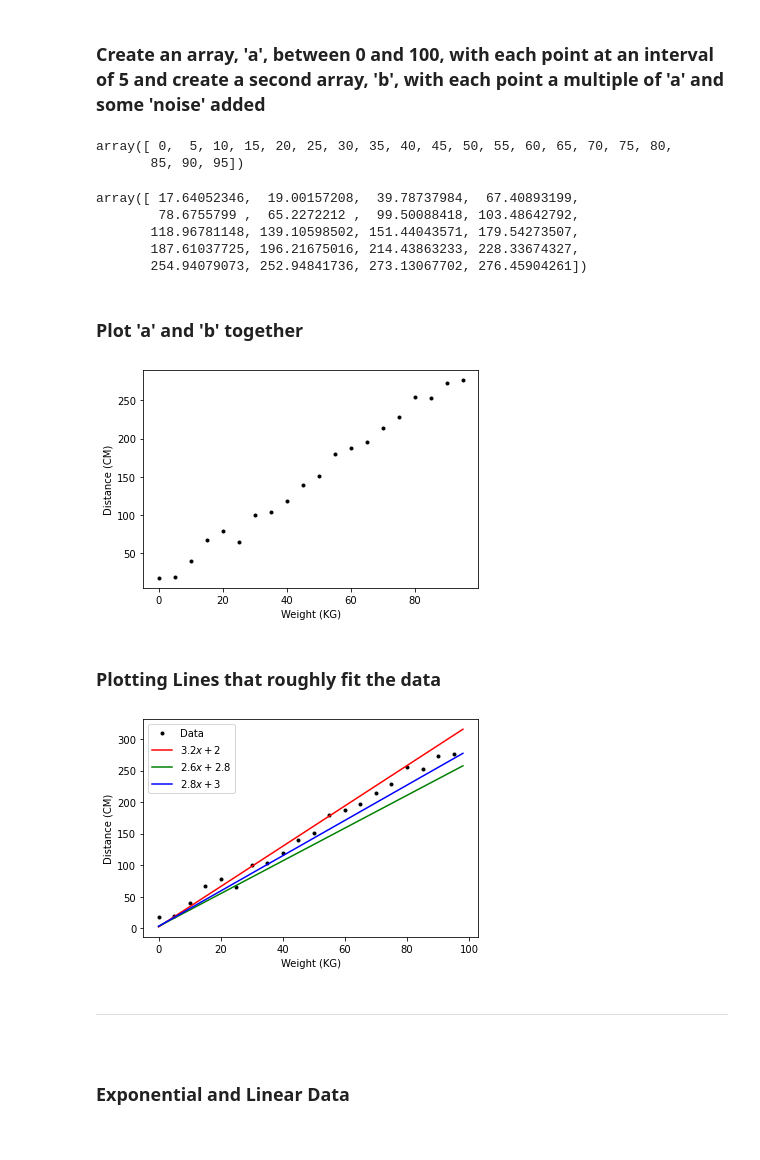
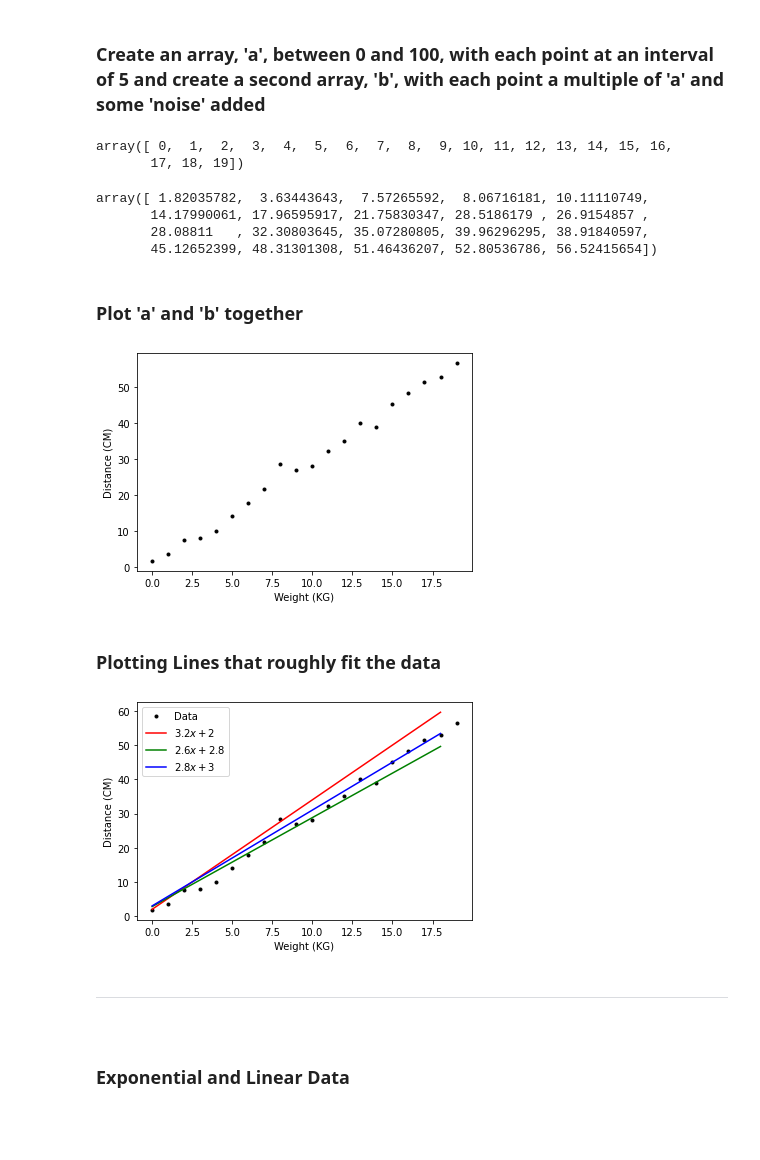
Before and after one commit to PJFinnerty/Machine-Learning-and-Statistics, a Jupyter notebook: Research.ipynb, the cells around one changed output. Drawn from its saved outputs; the diff is of its cells as text; code cells hidden in the pictures.

```diff
--- a/Research.ipynb
+++ b/Research.ipynb
@@ -79,21 +79,20 @@ np.random.seed(0)
 # %% [markdown]
 ### Create an array, 'a', between 0 and 100, with each point at an interval of 5 and create a second array, 'b', with each point a multiple of 'a' and some 'noise' added
 # %%
-a = np.arange(0, 100, 5)
-b = 3 * a + np.random.normal(0.0, 10.0, a.size)
+a = np.arange(0, 20, 1)
+b = 3 * a + np.random.normal(0.0, 2, a.size)
 # %%
 a
 # %% [output]
-array([ 0,  5, 10, 15, 20, 25, 30, 35, 40, 45, 50, 55, 60, 65, 70, 75, 80,
-       85, 90, 95])
+array([ 0,  1,  2,  3,  4,  5,  6,  7,  8,  9, 10, 11, 12, 13, 14, 15, 16,
+       17, 18, 19])
 # %%
 b
 # %% [output]
-array([ 17.64052346,  19.00157208,  39.78737984,  67.40893199,
-        78.6755799 ,  65.2272212 ,  99.50088418, 103.48642792,
-       118.96781148, 139.10598502, 151.44043571, 179.54273507,
-       187.61037725, 196.21675016, 214.43863233, 228.33674327,
-       254.94079073, 252.94841736, 273.13067702, 276.45904261])
+array([ 1.82035782,  3.63443643,  7.57265592,  8.06716181, 10.11110749,
+       14.17990061, 17.96595917, 21.75830347, 28.5186179 , 26.9154857 ,
+       28.08811   , 32.30803645, 35.07280805, 39.96296295, 38.91840597,
+       45.12652399, 48.31301308, 51.46436207, 52.80536786, 56.52415654])
 # %% [markdown]
 ### Plot 'a' and 'b' together
 # %%
@@ -106,25 +105,25 @@ plt.ylabel('Distance (CM)')
 # Show the plot.
 plt.show()
 # %% [output]
-[figure, old version]
+[figure, new version]
 # %% [markdown]
 ### Plotting Lines that roughly fit the data
 # %%
 plt.plot(a, b, 'k.', label="Data")
 
-x = np.arange(0.0, 100.0, 2.0)
+x = np.arange(0.0, 20.0, 2.0)
 plt.plot(x, 3.2 * x + 2.0, 'r-', label=r"$3.2x + 2$")
 plt.plot(x, 2.6 * x +  2.8, 'g-', label=r"$2.6x + 2.8$")
 plt.plot(x, 2.8 * x + 3.0, 'b-', label=r"$2.8x + 3$")
 
 plt.legend()
 
 plt.xlabel('Weight (KG)')
 plt.ylabel('Distance (CM)')
 
 plt.show()
 # %% [output]
-[figure, old version]
+[figure, new version]
 # %% [markdown]
 ***
 <br>
```
Also changed, not shown: parts of 14 cells of this notebook.
